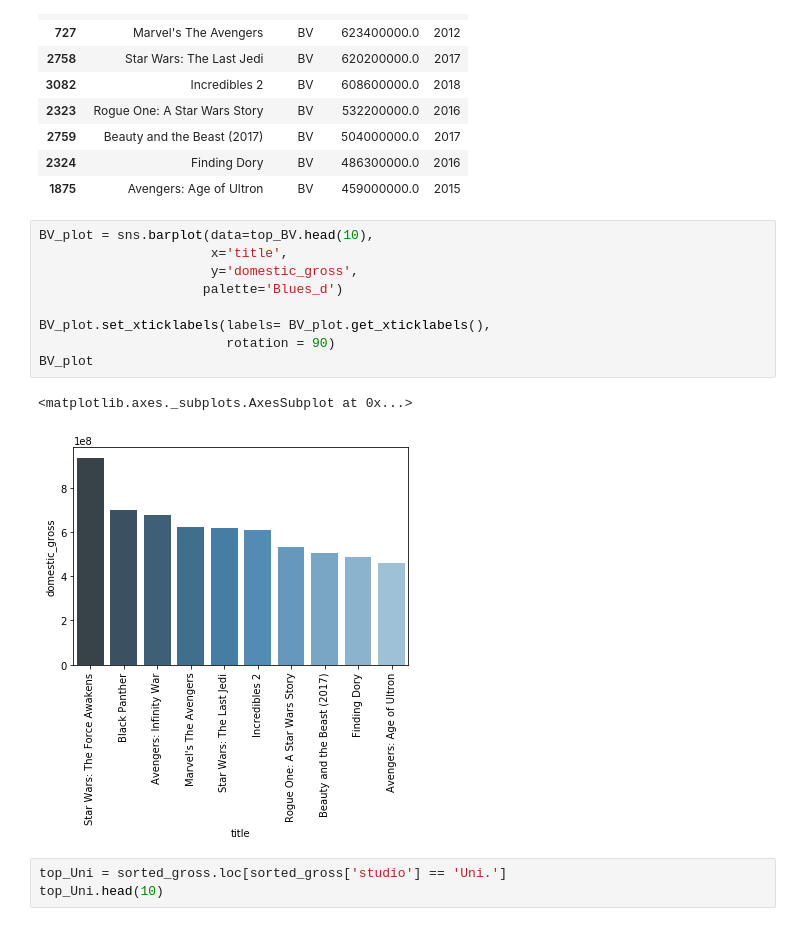
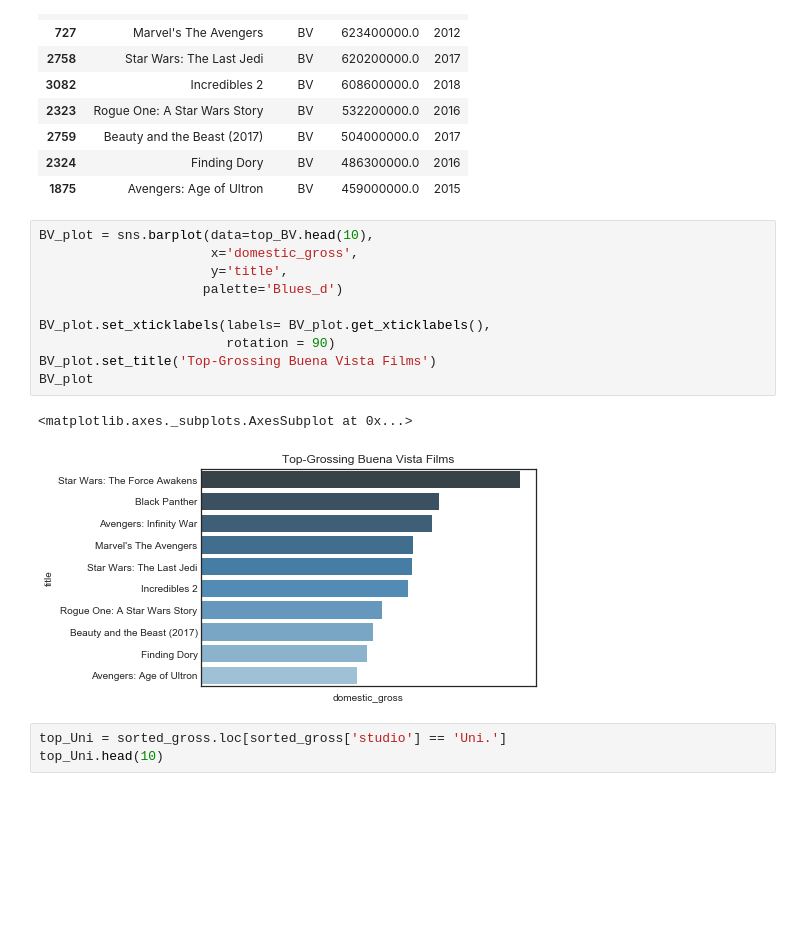
Before and after one commit to tiaplagata/dsc-phase-1-project-online, a Jupyter notebook: student.ipynb, the cells around one changed output. Cells and saved outputs as stored; diff of their text form; blank space fills up the shorter version.

```diff
--- a/student.ipynb
+++ b/student.ipynb
@@ -350,16 +351,17 @@ top_BV.head(10)
 | 1875 | Avengers: Age of Ultron | BV | 459000000.0 | 2015 |
 # %%
 BV_plot = sns.barplot(data=top_BV.head(10),
-                      x='title',
-                      y='domestic_gross',
+                      x='domestic_gross',
+                      y='title',
                      palette='Blues_d')
 
 BV_plot.set_xticklabels(labels= BV_plot.get_xticklabels(),
                         rotation = 90)
+BV_plot.set_title('Top-Grossing Buena Vista Films')
 BV_plot
 # %% [output]
 <matplotlib.axes._subplots.AxesSubplot at 0x...>
-[figure, old version]
+[figure, new version]
 # %%
 top_Uni = sorted_gross.loc[sorted_gross['studio'] == 'Uni.']
 top_Uni.head(10)
```
Also changed, not shown: parts of 34 cells of this notebook, 8 other files.
